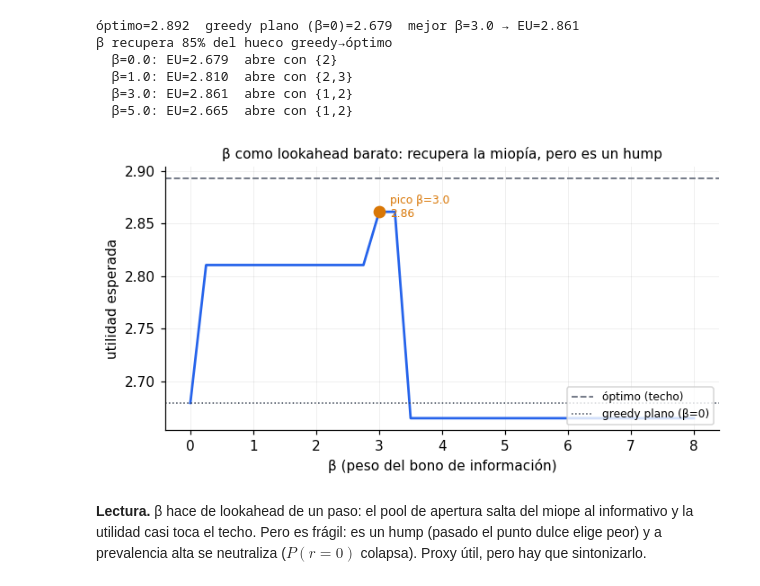
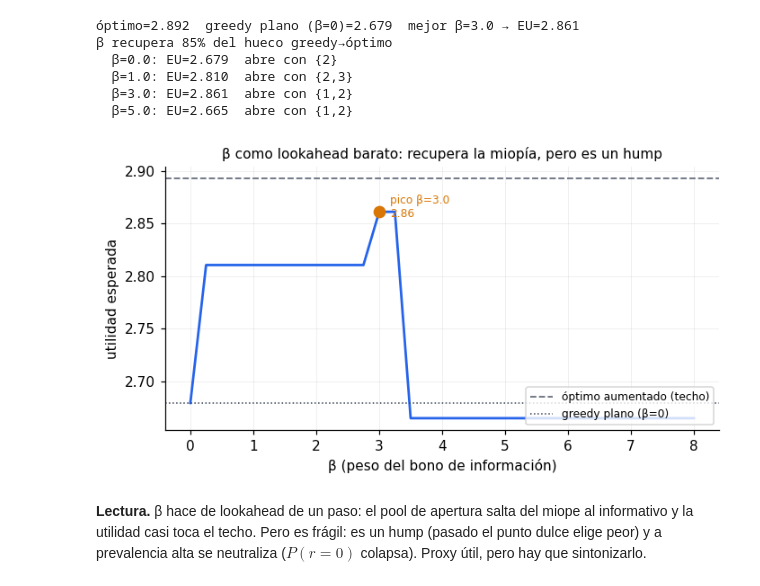
Before and after one commit to Vladi-roSP/pooled-testing-dynamic, a Jupyter notebook: augmented/notebooks/19_avances_post_sesion.ipynb, the cells around one changed output. Drawn from its saved outputs; the diff is of its cells as text; code cells hidden in the pictures.

```diff
--- a/augmented/notebooks/19_avances_post_sesion.ipynb
+++ b/augmented/notebooks/19_avances_post_sesion.ipynb
@@ -697,19 +705,19 @@ for b in (0.0, 1.0, 3.0, 5.0):
 # %%
 fig, ax = plt.subplots(figsize=(6.5, 3.6))
 ax.plot(betas, eus, color=AZUL, lw=1.8)
-ax.axhline(opt_b, color=GRIS, ls='--', lw=1.2, label='óptimo (techo)')
+ax.axhline(opt_b, color=GRIS, ls='--', lw=1.2, label='óptimo aumentado (techo)')
 ax.axhline(greedy_plano, color=TINTA, ls=':', lw=1.0, label='greedy plano (β=0)')
 ax.plot([best_beta], [best_eu], 'o', color=AMBAR, ms=8, zorder=3)
 ax.annotate(f'pico β={best_beta}\n{best_eu:.2f}', (best_beta, best_eu),
             textcoords='offset points', xytext=(8, -4), fontsize=8, color=AMBAR)
 ax.set_xlabel('β (peso del bono de información)')
 ax.set_ylabel('utilidad esperada')
 ax.set_title('β como lookahead barato: recupera la miopía, pero es un hump',
              fontsize=10)
 ax.legend(fontsize=8, loc='lower right')
 fig.tight_layout(); plt.show()
 # %% [output]
-[figure, old version]
+[figure, new version]
 # %% [markdown]
 **Lectura.** β hace de lookahead de un paso: el pool de apertura salta del
 miope al informativo y la utilidad casi toca el techo. Pero es frágil: es un hump
```
Also changed, not shown: parts of 15 cells of this notebook, 1 other file.
